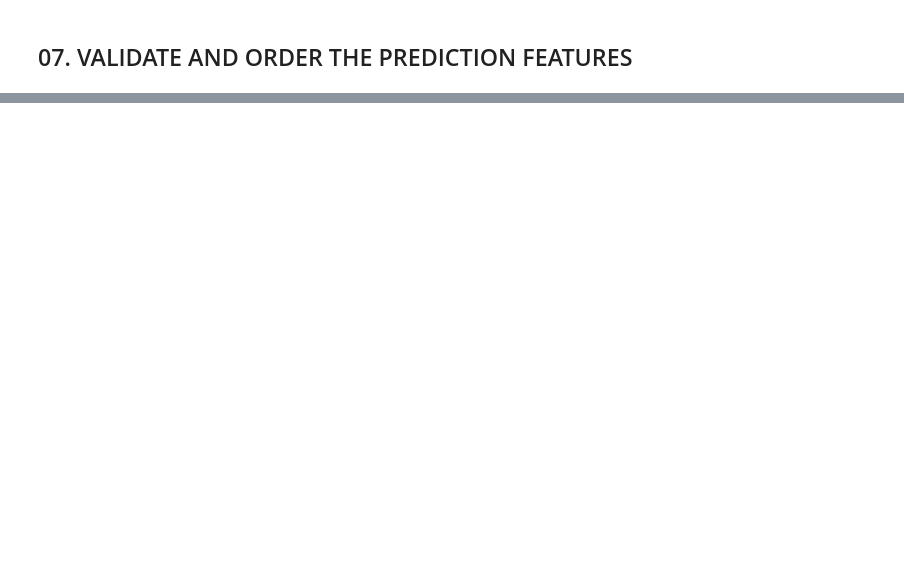
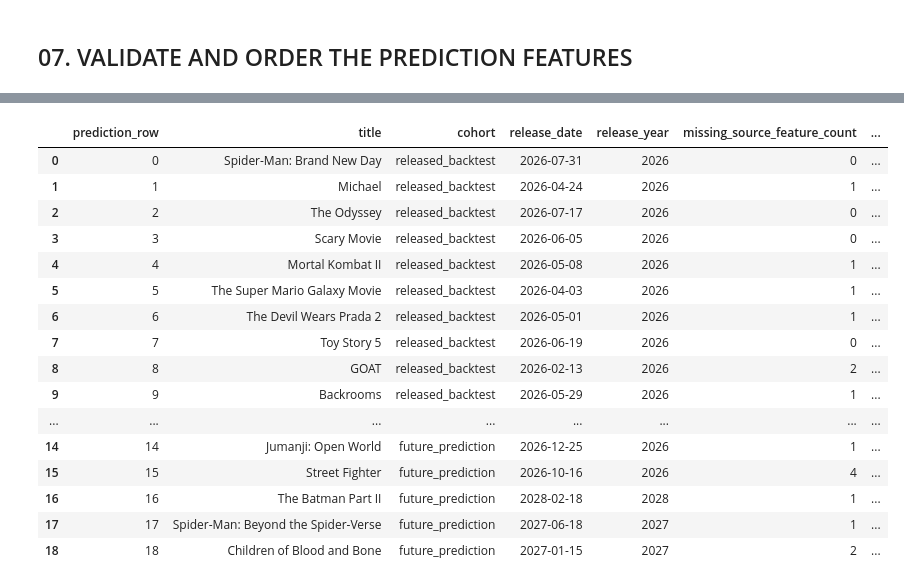
Before and after one commit to QayiyaMbiza/Movie-Industry-Predictor, a Jupyter notebook: Notebooks/upcoming_movie_predictions.ipynb, the cells around one changed output, grey strips where cells are left out. Saved outputs shown, nothing was run; the diff lists cells and outputs as text; code cells hidden in the pictures; blank space fills up the shorter version.

```diff
--- a/Notebooks/upcoming_movie_predictions.ipynb
+++ b/Notebooks/upcoming_movie_predictions.ipynb
@@ -332,0 +626,95 @@ ValueError: Revenue model requires missing columns: ['director_has_prior_history
+# %%
+# Audit original inputs, excluding the four reconstructed indicators.
+source_columns = [
+    column for column in preprocessor.feature_names_in_
+    if column in prediction_features.columns
+]
+
+missing_mask = prediction_features[source_columns].isna()
+
+input_quality = prediction_results[
+    ["prediction_row"] + identity_columns
+].copy()
+
+input_quality["missing_source_feature_count"] = (
+    missing_mask.sum(axis=1).to_numpy()
+)
+input_quality["missing_source_features"] = missing_mask.apply(
+    lambda row: ", ".join(row.index[row]), axis=1
+).to_numpy()
+
+# Inspect categories learned during training.
+categorical_pipeline = preprocessor.named_transformers_["categorical"]
+
+encoder_candidates = (
+    [step for _, step in categorical_pipeline.steps]
+    if hasattr(categorical_pipeline, "steps")
+    else [categorical_pipeline]
+)
+
+encoder = next(
+    (
+        step for step in encoder_candidates
+        if hasattr(step, "categories_")
+    ),
+    None,
+)
+
+if encoder is None:
+    raise ValueError("Could not locate the fitted categorical encoder.")
+
+categorical_columns = next(
+    list(columns)
+    for name, _, columns in preprocessor.transformers_
+    if name == "categorical"
+)
+
+if len(categorical_columns) != len(encoder.categories_):
+    raise ValueError("Categorical audit column mismatch.")
+
+unknown_category_flags = pd.DataFrame(
+    index=prediction_features.index
+)
+
+for column, known_categories in zip(
+    categorical_columns, encoder.categories_
+):
+    values = prediction_inputs[column]
+
+    # Missing values are handled separately by the fitted preprocessor.
+    unknown_category_flags[column] = (
+        values.notna() & ~values.isin(known_categories)
+    )
+
+input_quality["unseen_category_features"] = (
+    unknown_category_flags.apply(
+        lambda row: ", ".join(row.index[row]), axis=1
+    ).to_numpy()
+)
+
+prediction_results["missing_source_feature_count"] = (
+    input_quality["missing_source_feature_count"].to_numpy()
+)
+prediction_results["unseen_category_features"] = (
+    input_quality["unseen_category_features"].to_numpy()
+)
+
+display(input_quality)
+# %% [output]
+|  | prediction_row | title | cohort | release_date | release_year | missing_source_feature_count | ... |
+| 0 | 0 | Spider-Man: Brand New Day | released_backtest | 2026-07-31 | 2026 | 0 | ... |
+| 1 | 1 | Michael | released_backtest | 2026-04-24 | 2026 | 1 | ... |
+| 2 | 2 | The Odyssey | released_backtest | 2026-07-17 | 2026 | 0 | ... |
+| 3 | 3 | Scary Movie | released_backtest | 2026-06-05 | 2026 | 0 | ... |
+| 4 | 4 | Mortal Kombat II | released_backtest | 2026-05-08 | 2026 | 1 | ... |
+| 5 | 5 | The Super Mario Galaxy Movie | released_backtest | 2026-04-03 | 2026 | 1 | ... |
+| 6 | 6 | The Devil Wears Prada 2 | released_backtest | 2026-05-01 | 2026 | 1 | ... |
+| 7 | 7 | Toy Story 5 | released_backtest | 2026-06-19 | 2026 | 0 | ... |
+| 8 | 8 | GOAT | released_backtest | 2026-02-13 | 2026 | 2 | ... |
+| 9 | 9 | Backrooms | released_backtest | 2026-05-29 | 2026 | 1 | ... |
+| ... | ... | ... | ... | ... | ... | ... | ... |
+| 14 | 14 | Jumanji: Open World | future_prediction | 2026-12-25 | 2026 | 1 | ... |
+| 15 | 15 | Street Fighter | future_prediction | 2026-10-16 | 2026 | 4 | ... |
+| 16 | 16 | The Batman Part II | future_prediction | 2028-02-18 | 2028 | 1 | ... |
+| 17 | 17 | Spider-Man: Beyond the Spider-Verse | future_prediction | 2027-06-18 | 2027 | 1 | ... |
+| 18 | 18 | Children of Blood and Bone | future_prediction | 2027-01-15 | 2027 | 2 | ... |
```
Also changed, not shown: parts of 34 cells of this notebook, 27 other files.
